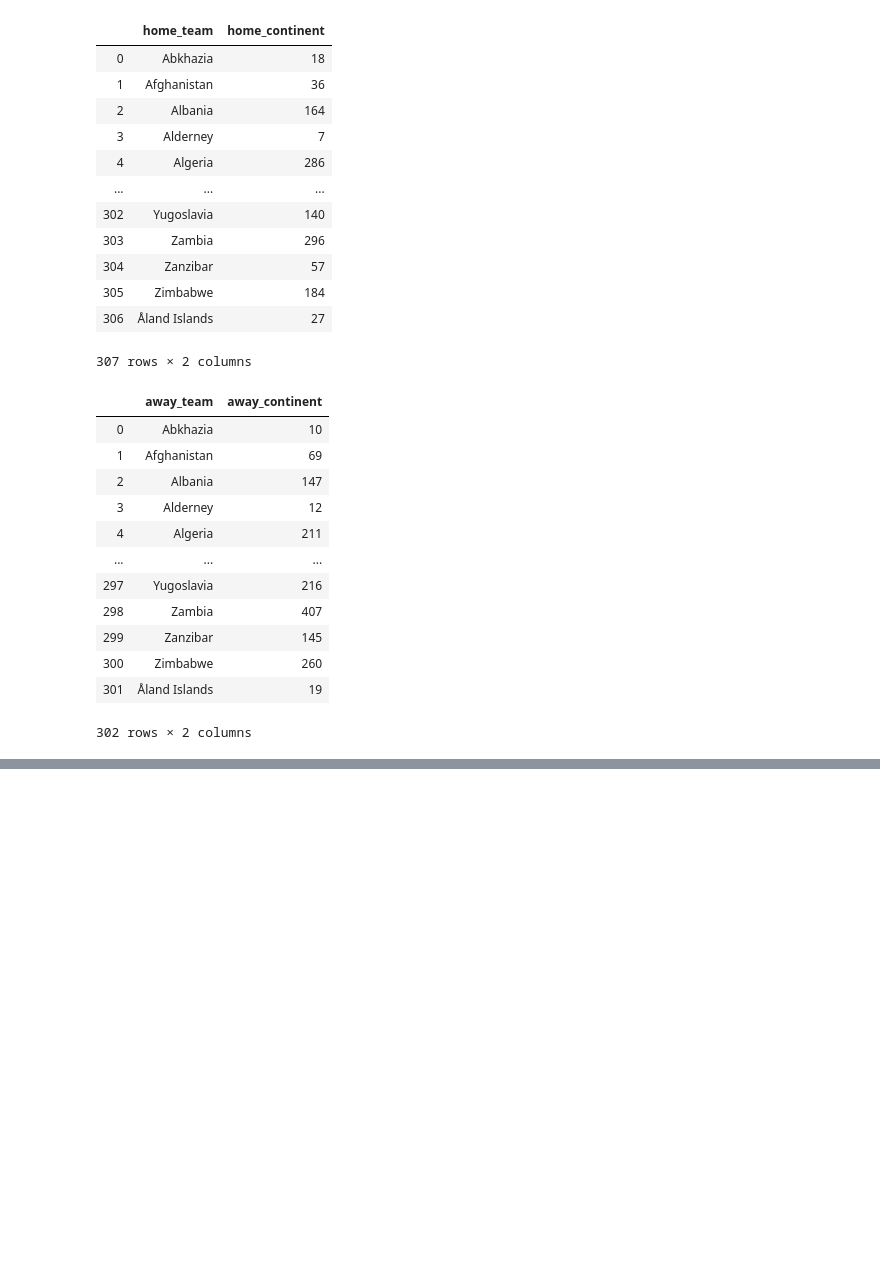
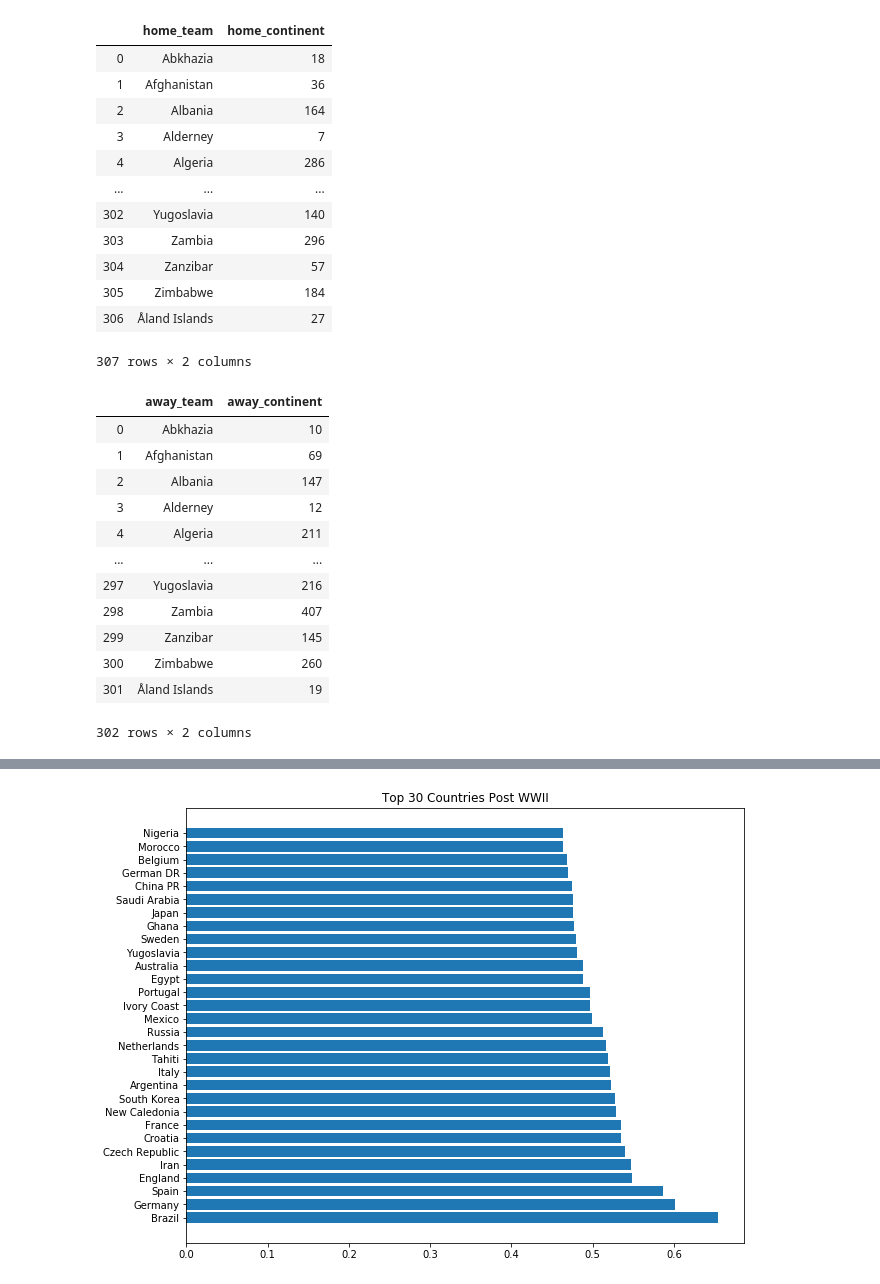
Before and after one commit to bfiroozfard/King_of_Football, a Jupyter notebook: post_WWII_overview_C.ipynb, the cells around one changed output, grey strips where cells are left out. Saved outputs shown, nothing was run; the diff lists cells and outputs as text; code cells hidden in the pictures; blank space fills up the shorter version.

```diff
--- a/post_WWII_overview_C.ipynb
+++ b/post_WWII_overview_C.ipynb
@@ -210,2 +210,6 @@ pwii_overview_combined_ranked.head(40)
 # %%
 pwii_overview_combined_ranked.to_csv('pwii_overview_ranked_1003.csv')
+# %%
+# further shrink down the scope to teams that have played 100+ games.
+scoped_down = pwii_overview_combined_ranked.loc[pwii_overview_combined_ranked['total_games'] >= 100, :]
+scoped_down.head(20)
@@ -211,0 +234,3 @@ pwii_overview_combined_ranked.to_csv('pwii_overview_ranked_1003.csv')
+# %%
+top_30 = scoped_down.iloc[:30, :]
+top_30
@@ -211,0 +255,7 @@ pwii_overview_combined_ranked.to_csv('pwii_overview_ranked_1003.csv')
+# %%
+fig, ax = plt.subplots(figsize = (10,8))
+ax.barh(top_30['team'], top_30['winning_rate'],align='center')
+plt.title('Top 30 Countries Post WWII')
+plt.show()
+# %% [output]
+[figure, added]
```
Also changed, not shown: parts of 9 cells of this notebook, 1 other file.
